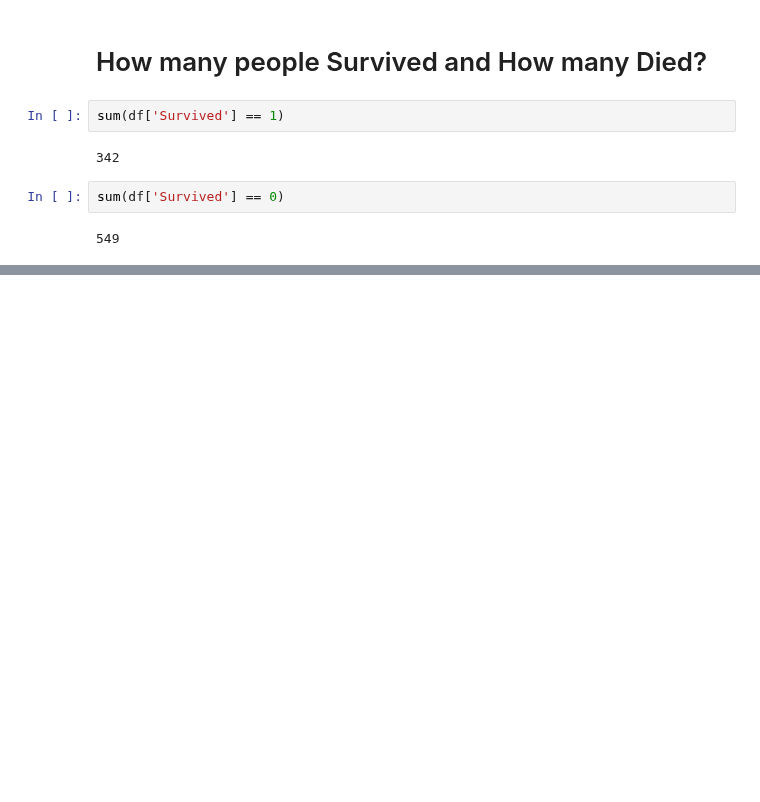
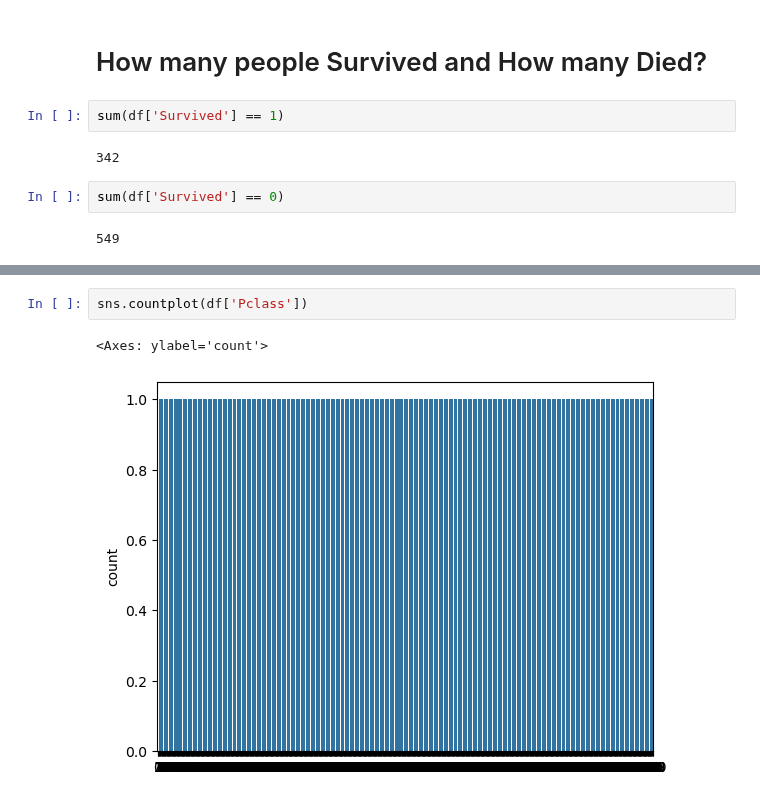
Before and after one commit to Abricos-gt/Data_Science_projects, a Jupyter notebook: pandas_project4.ipynb, the cells around one changed output, grey strips where cells are left out. Drawn from its saved outputs; the diff is of its cells as text; blank space fills up the shorter version.

```diff
--- a/pandas_project4.ipynb
+++ b/pandas_project4.ipynb
@@ -354,0 +398,5 @@ sum(df['Survived'] == 0)
+# %%
+sns.countplot(df['Pclass'])
+# %% [output]
+<Axes: ylabel='count'>
+[figure, added]
```
Also changed, not shown: parts of 6 cells of this notebook.
